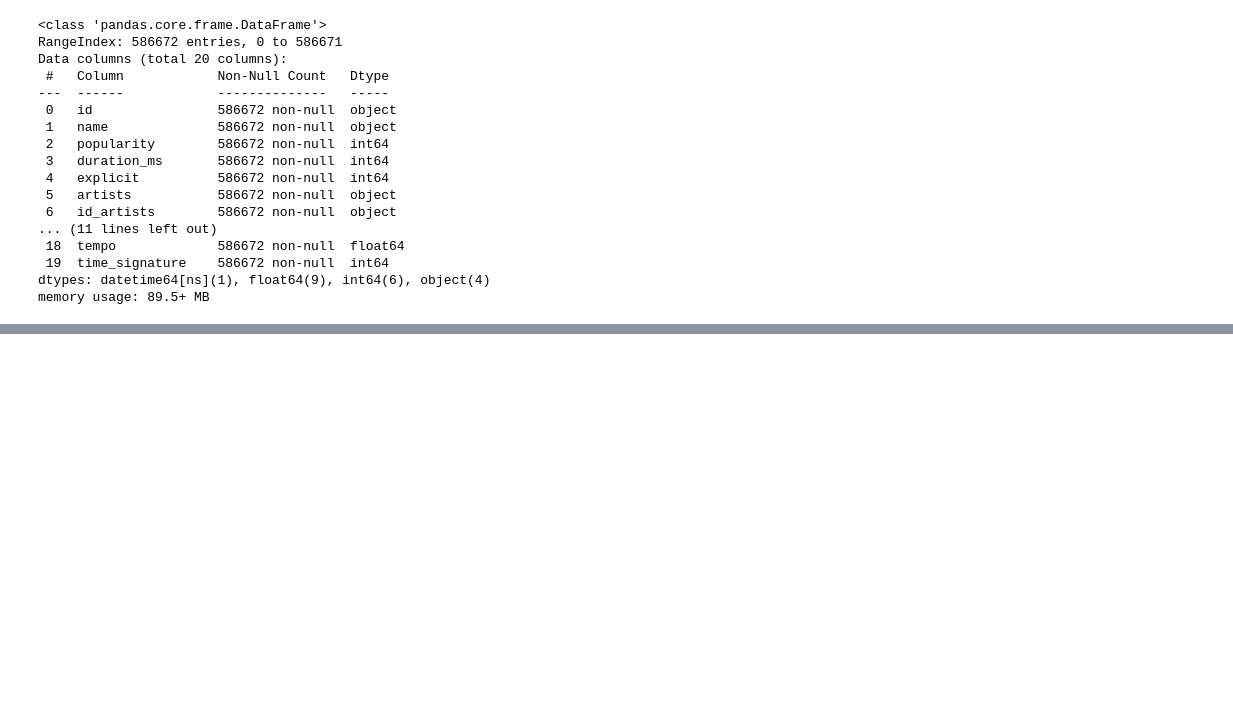
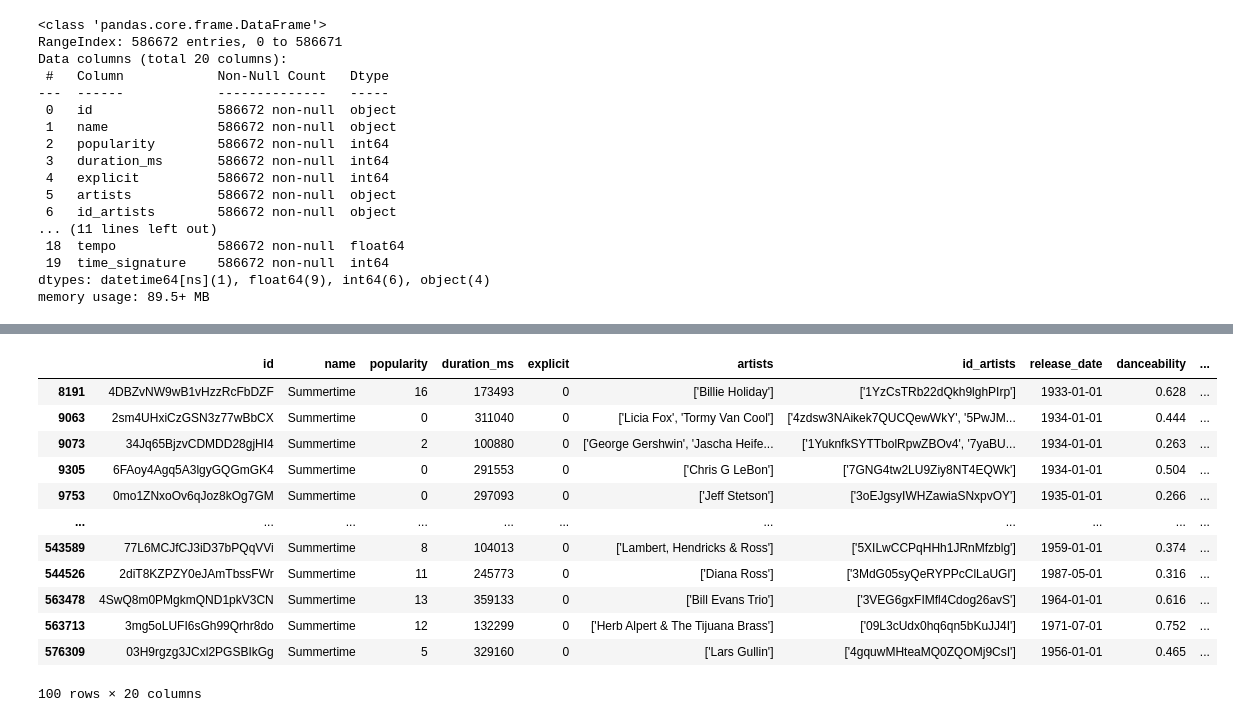
Before and after one commit to halmasieh/Spotify_Analysis, a Jupyter notebook: tracks_eda_etl.ipynb, the cells around one changed output, grey strips where cells are left out. Cells and saved outputs as stored; diff of their text form; code cells hidden in the pictures; blank space fills up the shorter version.

```diff
--- a/tracks_eda_etl.ipynb
+++ b/tracks_eda_etl.ipynb
@@ -210,3 +239,7 @@ Data columns (total 20 columns):
  19  time_signature    586672 non-null  int64
 dtypes: datetime64[ns](1), float64(9), int64(6), object(4)
 memory usage: 89.5+ MB
+# %%
+# As per notice in Kaggle, look for track names with 'Pause Track' and 0 numerical values
+cleaned_df = df_to_clean2.drop(df_to_clean2[df_to_clean2['name'] == 'Pause Track'].index)
+cleaned_df.info()
@@ -212,0 +271,3 @@ memory usage: 89.5+ MB
+# %%
+duplicates_df = pd.DataFrame(cleaned_df[cleaned_df['name'].duplicated()])
+duplicates_df.name.value_counts()
@@ -212,0 +287,16 @@ memory usage: 89.5+ MB
+# %%
+duplicates_df[duplicates_df['name'] == 'Summertime']
+# %% [output]
+|  | id | name | popularity | duration_ms | explicit | artists | id_artists | release_date | danceability | ... |
+| 8191 | 4DBZvNW9wB1vHzzRcFbDZF | Summertime | 16 | 173493 | 0 | ['Billie Holiday'] | ['1YzCsTRb22dQkh9lghPIrp'] | 1933-01-01 | 0.628 | ... |
+| 9063 | 2sm4UHxiCzGSN3z77wBbCX | Summertime | 0 | 311040 | 0 | ['Licia Fox', 'Tormy Van Cool'] | ['4zdsw3NAikek7QUCQewWkY', '5PwJM... | 1934-01-01 | 0.444 | ... |
+| 9073 | 34Jq65BjzvCDMDD28gjHI4 | Summertime | 2 | 100880 | 0 | ['George Gershwin', 'Jascha Heife... | ['1YuknfkSYTTbolRpwZBOv4', '7yaBU... | 1934-01-01 | 0.263 | ... |
+| 9305 | 6FAoy4Agq5A3lgyGQGmGK4 | Summertime | 0 | 291553 | 0 | ['Chris G LeBon'] | ['7GNG4tw2LU9Ziy8NT4EQWk'] | 1934-01-01 | 0.504 | ... |
+| 9753 | 0mo1ZNxoOv6qJoz8kOg7GM | Summertime | 0 | 297093 | 0 | ['Jeff Stetson'] | ['3oEJgsyIWHZawiaSNxpvOY'] | 1935-01-01 | 0.266 | ... |
+| ... | ... | ... | ... | ... | ... | ... | ... | ... | ... | ... |
+| 543589 | 77L6MCJfCJ3iD37bPQqVVi | Summertime | 8 | 104013 | 0 | ['Lambert, Hendricks & Ross'] | ['5XILwCCPqHHh1JRnMfzblg'] | 1959-01-01 | 0.374 | ... |
+| 544526 | 2diT8KZPZY0eJAmTbssFWr | Summertime | 11 | 245773 | 0 | ['Diana Ross'] | ['3MdG05syQeRYPPcClLaUGl'] | 1987-05-01 | 0.316 | ... |
+| 563478 | 4SwQ8m0PMgkmQND1pkV3CN | Summertime | 13 | 359133 | 0 | ['Bill Evans Trio'] | ['3VEG6gxFIMfl4Cdog26avS'] | 1964-01-01 | 0.616 | ... |
+| 563713 | 3mg5oLUFI6sGh99Qrhr8do | Summertime | 12 | 132299 | 0 | ['Herb Alpert & The Tijuana Brass'] | ['09L3cUdx0hq6qn5bKuJJ4I'] | 1971-07-01 | 0.752 | ... |
+| 576309 | 03H9rgzg3JCxl2PGSBIkGg | Summertime | 5 | 329160 | 0 | ['Lars Gullin'] | ['4gquwMHteaMQ0ZQOMj9CsI'] | 1956-01-01 | 0.465 | ... |
+100 rows × 20 columns
```
Also changed, not shown: parts of 10 cells of this notebook, 1 other file.
